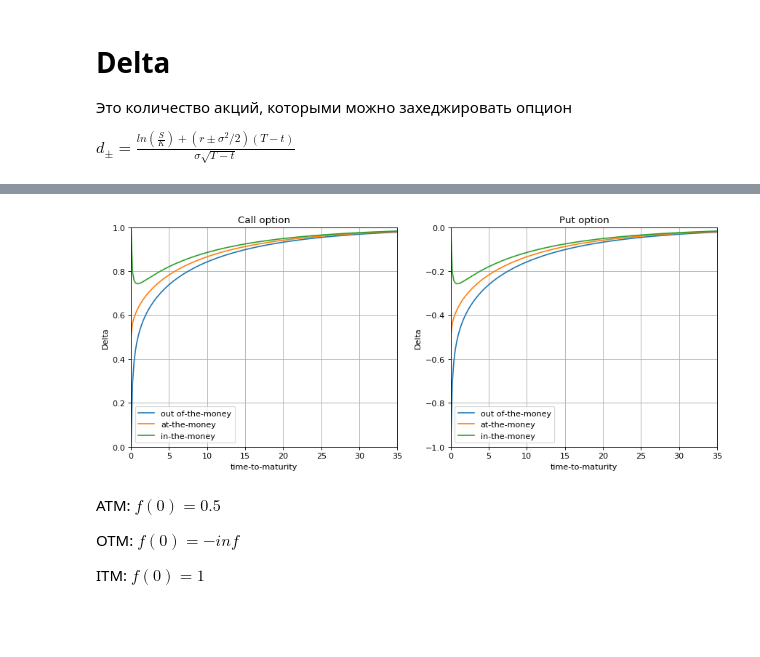
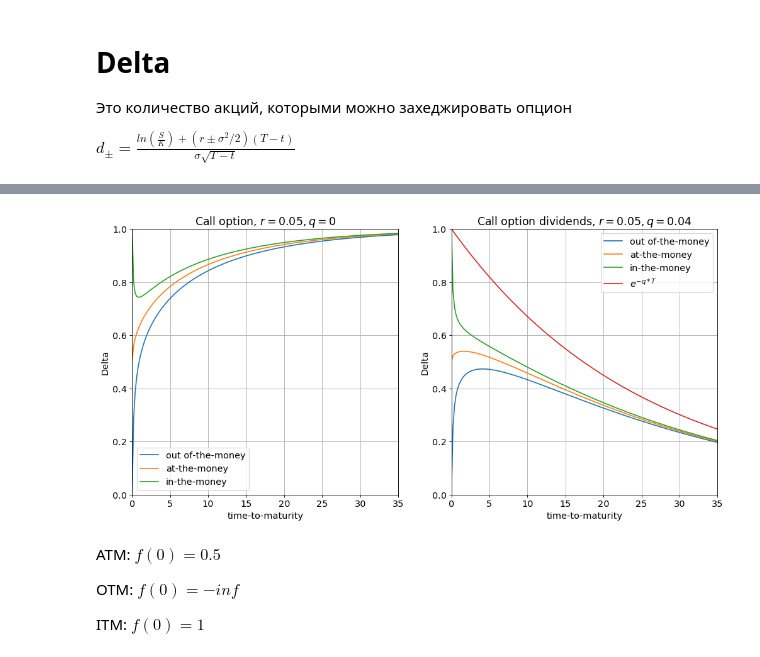
Before and after one commit to IPostevoi/Finance, a Jupyter notebook: Greeks.ipynb, the cells around one changed output, grey strips where cells are left out. Cells and saved outputs as stored; diff of their text form; code cells hidden in the pictures; blank space fills up the shorter version.

```diff
--- a/Greeks.ipynb
+++ b/Greeks.ipynb
@@ -15,6 +28,7 @@ S0 = 0.00001
 S1 = 200.
 K = 80.
 r = 0.05
+q = 0.08
 T = 1.
 sigma = 0.2
 # %%
@@ -50,3 +134,10 @@ def Delta_call(S, T):
+# %%
+def Delta_call(S, T):
+    return F(d1(S, T))
+
+
+def Delta_call_div(S, T):
+    return np.e**(- q * T) * F(d1_div(S, T))
 # %%
 def Delta_put(S, T):
     return Delta_call(S, T) - 1
@@ -79,39 +215,65 @@ plt.show()
 # %%
 K = 80.
 r = 0.05
+q = 0.04
 T = 1.
 sigma = 0.2
 # %%
 n = 500.
 ttm = scipy.linspace(0.0001, 100., n)
 # %%
-fig=plt.figure(figsize=(13, 5), dpi= 80, facecolor='w', edgecolor='k')
+fig=plt.figure(figsize=(15, 7), dpi= 80, facecolor='w', edgecolor='k')
 
 plt.subplot(121)
 plt.plot(ttm, Delta_call(75, ttm))
 plt.plot(ttm, Delta_call(80, ttm))
 plt.plot(ttm, Delta_call(85, ttm))
-plt.title('Call option')
+plt.title('Call option, $r = 0.05, q = 0$')
 plt.legend(['out of-the-money', 'at-the-money', 'in-the-money'])
 plt.axis([0, 35, 0, 1.])
 plt.xlabel('time-to-maturity')
 plt.ylabel('Delta')
 plt.grid(True)
 
+# plt.subplot(122)
+# plt.plot(ttm, Delta_put(75, ttm))
+# plt.plot(ttm, Delta_put(80, ttm))
+# plt.plot(ttm, Delta_put(85, ttm))
+# plt.title('Put option')
+# plt.legend(['out of-the-money', 'at-the-money', 'in-the-money'])
+# plt.axis([0, 35, -1, 0])
+# plt.xlabel('time-to-maturity')
+# plt.ylabel('Delta')
+# plt.grid(True)
+
 plt.subplot(122)
-plt.plot(ttm, Delta_put(75, ttm))
-plt.plot(ttm, Delta_put(80, ttm))
-plt.plot(ttm, Delta_put(85, ttm))
-plt.title('Put option')
-plt.legend(['out of-the-money', 'at-the-money', 'in-the-money'])
-plt.axis([0, 35, -1, 0])
+plt.plot(ttm, Delta_call_div(75, ttm))
+plt.plot(ttm, Delta_call_div(80, ttm))
+plt.plot(ttm, Delta_call_div(85, ttm))
+plt.plot(ttm, np.e ** (- q * ttm))
+plt.title('Call option dividends, $r = 0.05, q = 0.04$')
+plt.legend(['out of-the-money', 'at-the-money', 'in-the-money', '$e^{-q * T}$'])
+plt.axis([0, 35, 0, 1])
 plt.xlabel('time-to-maturity')
 plt.ylabel('Delta')
 plt.grid(True)
+
+# plt.subplot(224)
+# plt.plot(ttm, Delta_put_div(75, ttm))
+# plt.plot(ttm, Delta_put_div(80, ttm))
+# plt.plot(ttm, Delta_put_div(85, ttm))
+# plt.title('Put option dividends')
+# plt.legend(['out of-the-money', 'at-the-money', 'in-the-money'])
+# plt.axis([0, 35, -1, 0])
+# plt.xlabel('time-to-maturity')
+# plt.ylabel('Delta')
+plt.grid(True)
+
 plt.show()
-#найти и написать асимптоты
+
+fig.savefig('Delta_ttm.png', dpi=fig.dpi, transparent=True)
 # %% [output]
-[figure, old version]
+[figure, new version]
 # %% [markdown]
 ATM: $f(0) = 0.5$
 
```
Also changed, not shown: parts of 54 cells of this notebook.
